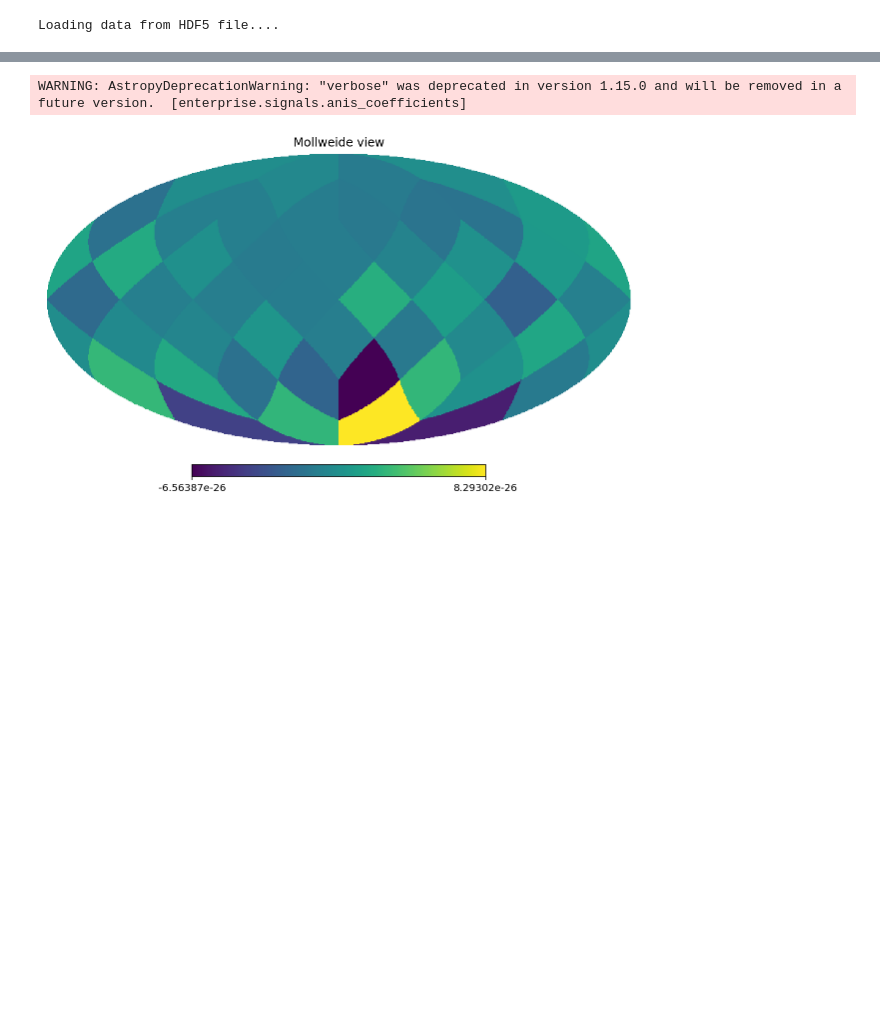
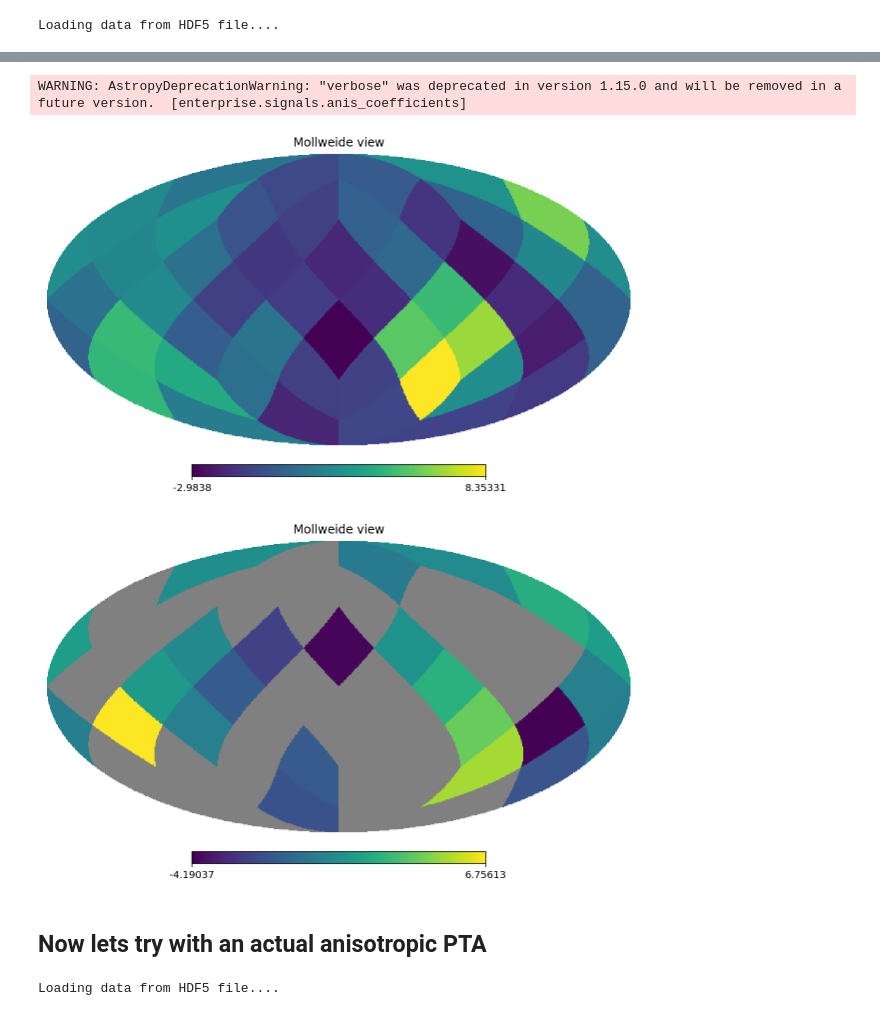
Before and after one commit to GersbachKa/defiant, a Jupyter notebook: notebooks/DIY_anisotropy.ipynb, the cells around one changed output, grey strips where cells are left out. Drawn from its saved outputs; the diff is of its cells as text; code cells hidden in the pictures; blank space fills up the shorter version.

Commit message:
Adding anisotropic searches?

```diff
--- a/notebooks/DIY_anisotropy.ipynb
+++ b/notebooks/DIY_anisotropy.ipynb
@@ -138,10 +139,10 @@ OS_obj = OptimalStatistic(psrs,pta,'gw','MDC1_FG_CURN_samples.core')
 # %% [output]
 Loading data from HDF5 file....
 # %%
-OS_obj.set_anisotropy_basis('pixel',2,6,'hd')
+OS_obj.set_anisotropy_basis('pixel',2,4,'hd')
 xi,rho,sig,C,A2,A2s = OS_obj.compute_OS(inj_params)
 
-hp.mollview(A2)
+hp.mollview(A2/(10**(2*inj_params['gw_log10_A'])))
 plt.show()
 
 hp.mollview(A2/np.sqrt(np.diag(A2s)),)
@@ -151,21 +152,12 @@ plt.show()
 [figure]
 # %%
-OS_obj.set_anisotropy_basis('pixel',2,6,'hd')
+OS_obj.set_anisotropy_basis('pixel',2,4,'hd')
 xi,rho,sig,C,A2,A2s = OS_obj.compute_OS(inj_params,pair_covariance=True)
 
-hp.mollview(A2)
+hp.mollview(A2/(10**(2*inj_params['gw_log10_A'])))
 plt.show()
 
 hp.mollview(A2/np.sqrt(np.diag(A2s)),)
 plt.show()
-
-xia,rhoa,siga = utils.binned_pair_correlations(xi,rho,C,10,'hd')
-plt.errorbar(xia,rhoa,siga,fmt='o',capsize=3)
-
-#sort = np.argsort(xi)
-#model = OS_obj.orf_design_matrix @ A2
-#plt.plot(xi[sort],model[sort])
-
-plt.show()
 # %% [output]
 [interactive output not drawn]
@@ -176,11 +166,18 @@ plt.show()
 # %%
-OS_obj.set_anisotropy_basis('spherical',2,6,'hd')
+OS_obj.set_anisotropy_basis('spherical',2,4,'hd')
 xi,rho,sig,C,A2,A2s = OS_obj.compute_OS(inj_params)
 
 map = ac.mapFromClm(A2,OS_obj.nside)
+map_s = ac.mapFromClm(np.diag(A2s),OS_obj.nside)
 
-hp.mollview(map)
+hp.mollview(map/(10**(2*inj_params['gw_log10_A'])))
 plt.show()
+
+hp.mollview(map/np.sqrt(map_s))
+plt.show()
 # %% [output]
 WARNING: AstropyDeprecationWarning: "verbose" was deprecated in version 1.15.0 and will be removed in a future version.  [enterprise.signals.anis_coefficients]
-[figure, old version]
+[figure, new version]
+[figure, added]
+# %% [markdown]
+## Now lets try with an actual anisotropic PTA
@@ -186,0 +202,4 @@ WARNING: AstropyDeprecationWarning: "verbose" was deprecated in version 1.15.0 a
+# %%
+OS_obj = OptimalStatistic(psrs,pta=pta,gwb_name='gw',core_path='anisotropy_CURN.core')
+# %% [output]
+Loading data from HDF5 file....
```
Also changed, not shown: parts of 8 cells of this notebook.
